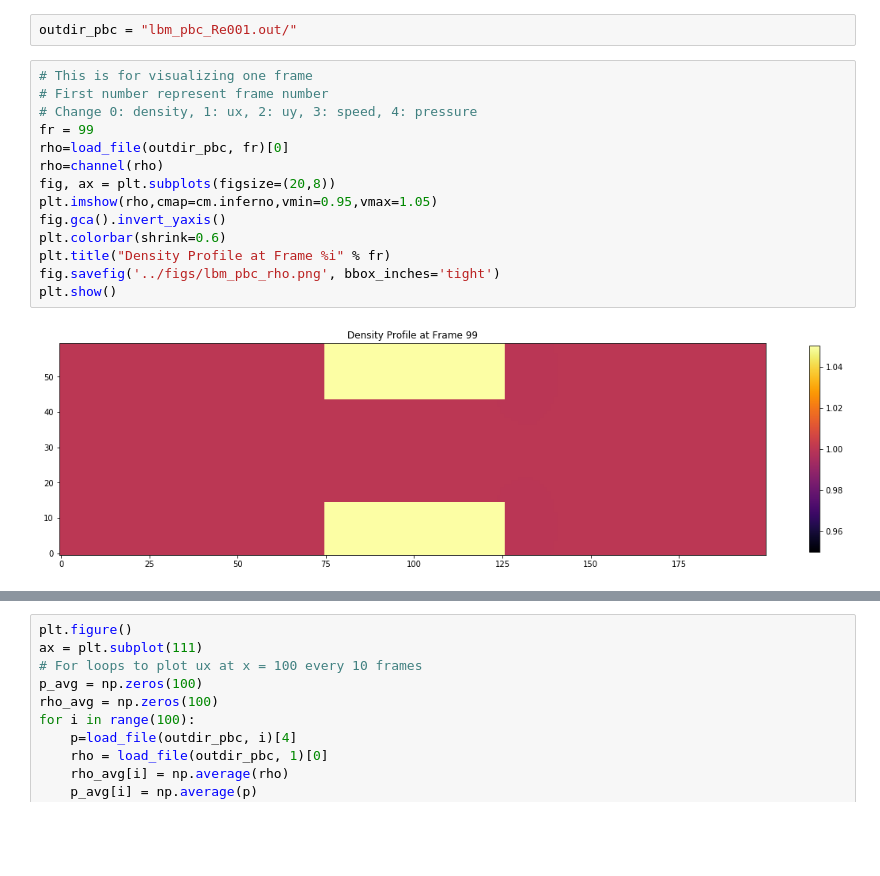
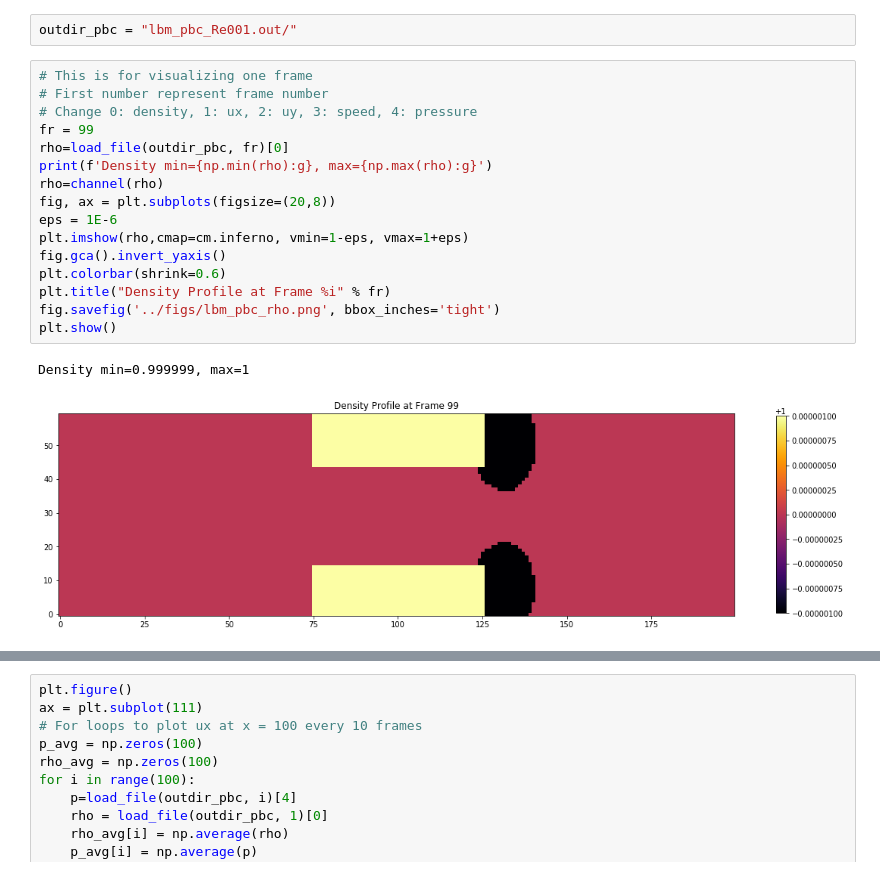
Before and after one commit to iacs-ac290r-2019/homework, a Jupyter notebook: hw2/lbm_7/viz.ipynb, the cells around one changed output, grey strips where cells are left out. Cells and saved outputs as stored; diff of their text form; blank space fills up the shorter version.

```diff
--- a/hw2/lbm_7/viz.ipynb
+++ b/hw2/lbm_7/viz.ipynb
@@ -33,19 +33,22 @@ outdir_pbc = "lbm_pbc_Re001.out/"
 # %%
 # This is for visualizing one frame
 # First number represent frame number
 # Change 0: density, 1: ux, 2: uy, 3: speed, 4: pressure
 fr = 99
 rho=load_file(outdir_pbc, fr)[0]
+print(f'Density min={np.min(rho):g}, max={np.max(rho):g}')
 rho=channel(rho)
 fig, ax = plt.subplots(figsize=(20,8))
-plt.imshow(rho,cmap=cm.inferno,vmin=0.95,vmax=1.05)
+eps = 1E-6
+plt.imshow(rho,cmap=cm.inferno, vmin=1-eps, vmax=1+eps)
 fig.gca().invert_yaxis()
 plt.colorbar(shrink=0.6)
 plt.title("Density Profile at Frame %i" % fr)
 fig.savefig('../figs/lbm_pbc_rho.png', bbox_inches='tight')
 plt.show()
 # %% [output]
+Density min=0.999999, max=1
-[figure, old version]
+[figure, new version]
 # %%
 # This is for visualizing one frame
 # First number represent frame number
```
Also changed, not shown: parts of 18 cells of this notebook, 14 other files.
